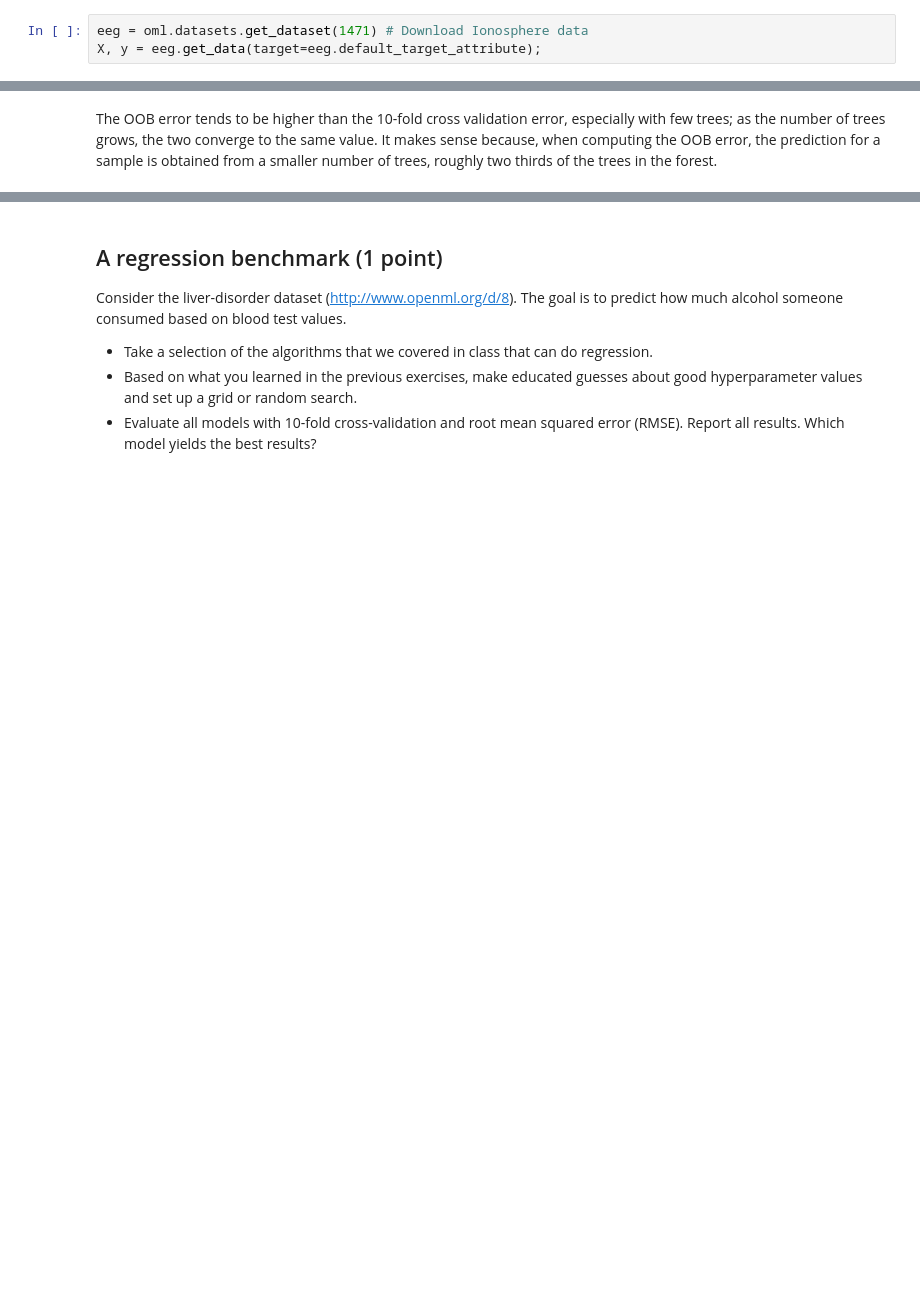
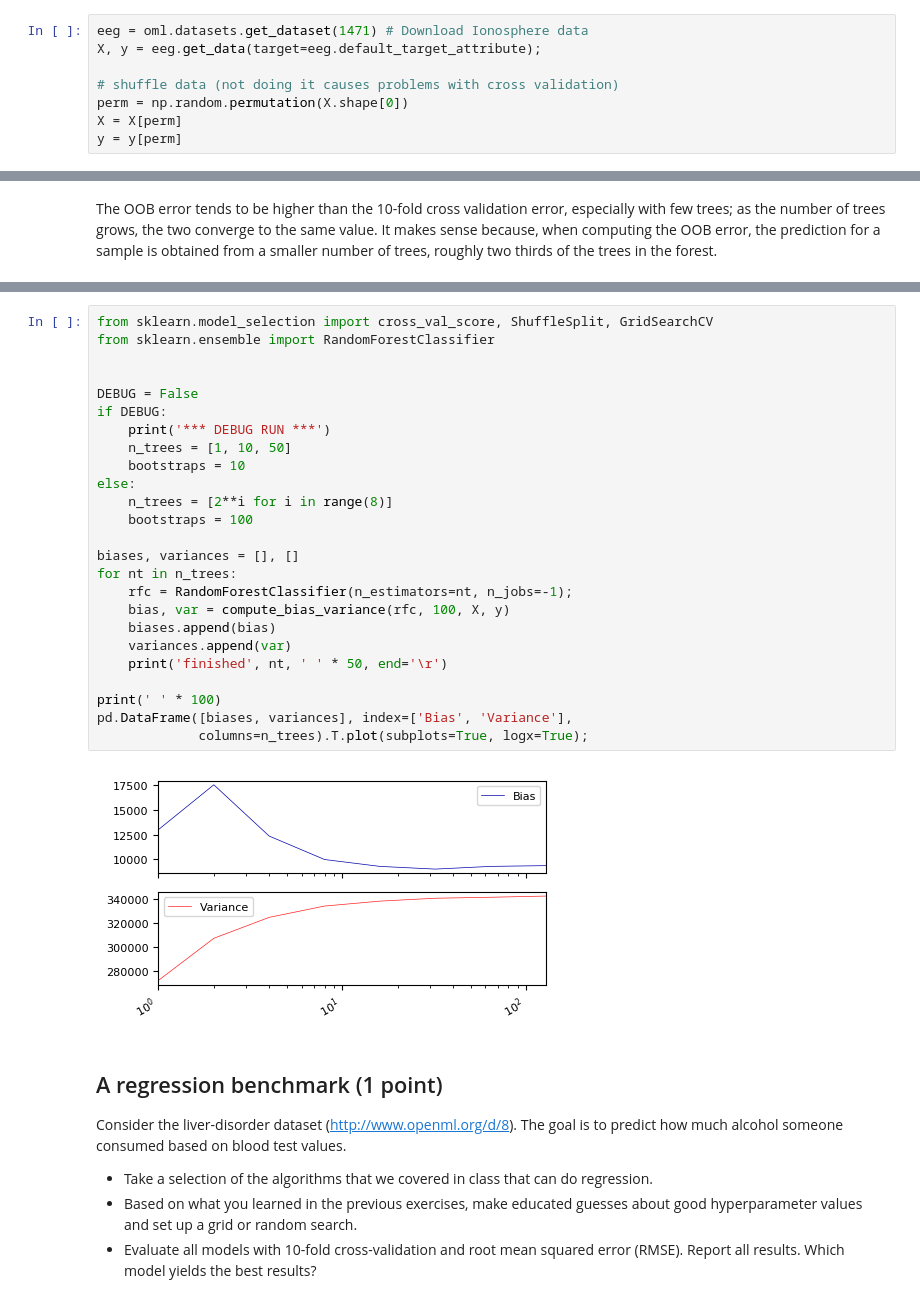
Before and after one commit to e-dorigatti/ML-course, a Jupyter notebook: assignment1-solution.ipynb, the cells around one changed output, grey strips where cells are left out. Saved outputs shown, nothing was run; the diff lists cells and outputs as text; blank space fills up the shorter version.

Commit message:
bias-variance

```diff
--- a/assignment1-solution.ipynb
+++ b/assignment1-solution.ipynb
@@ -485,6 +493,11 @@ Hint: We discussed bias-variance decomposition in class. It is not included in s
 # %%
 eeg = oml.datasets.get_dataset(1471) # Download Ionosphere data
 X, y = eeg.get_data(target=eeg.default_target_attribute);
+
+# shuffle data (not doing it causes problems with cross validation)
+perm = np.random.permutation(X.shape[0])
+X = X[perm]
+y = y[perm]
 # %% [markdown]
 ### Solution
 # %%
@@ -531,3 +584,30 @@ The OOB error tends to be higher than the 10-fold cross validation error, especi
+# %%
+from sklearn.model_selection import cross_val_score, ShuffleSplit, GridSearchCV
+from sklearn.ensemble import RandomForestClassifier
+
+
+DEBUG = False
+if DEBUG:
+    print('*** DEBUG RUN ***')
+    n_trees = [1, 10, 50]
+    bootstraps = 10
+else:
+    n_trees = [2**i for i in range(8)]
+    bootstraps = 100
+
+biases, variances = [], []
+for nt in n_trees:
+    rfc = RandomForestClassifier(n_estimators=nt, n_jobs=-1);
+    bias, var = compute_bias_variance(rfc, 100, X, y)
+    biases.append(bias)
+    variances.append(var)
+    print('finished', nt, ' ' * 50, end='\r')
+
+print(' ' * 100)
+pd.DataFrame([biases, variances], index=['Bias', 'Variance'],
+             columns=n_trees).T.plot(subplots=True, logx=True);
+# %% [output]
+[figure, added]
 # %% [markdown]
 ## A regression benchmark (1 point)
 Consider the liver-disorder dataset (http://www.openml.org/d/8). The goal is to predict how much alcohol someone consumed based on blood test values.
```
Also changed, not shown: parts of 7 cells of this notebook.
